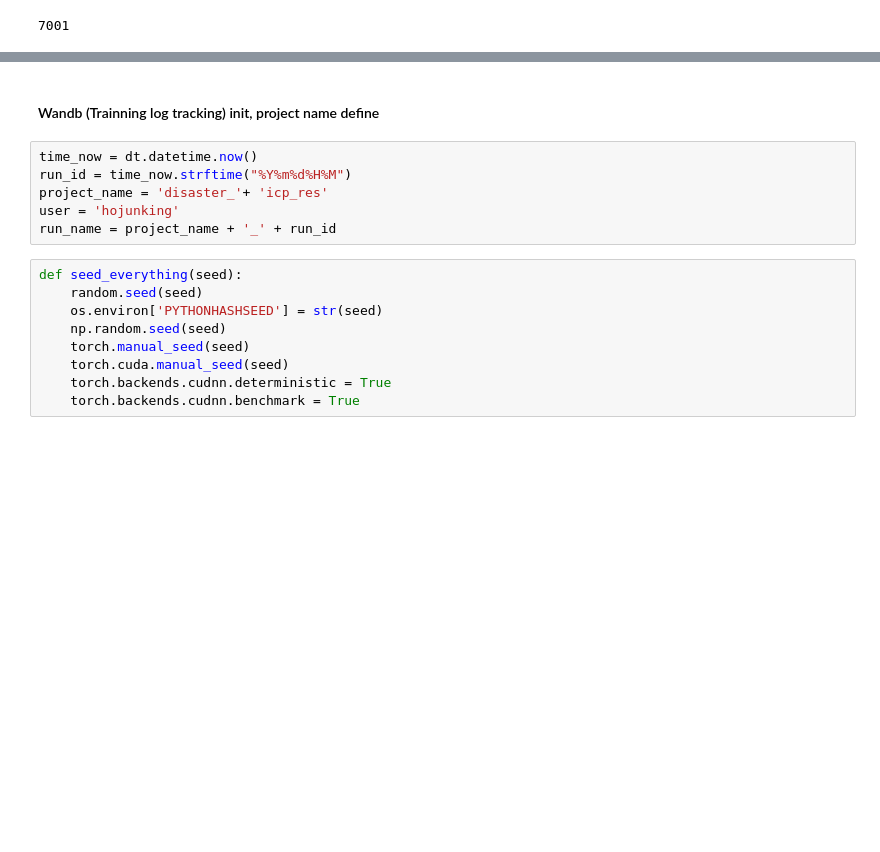
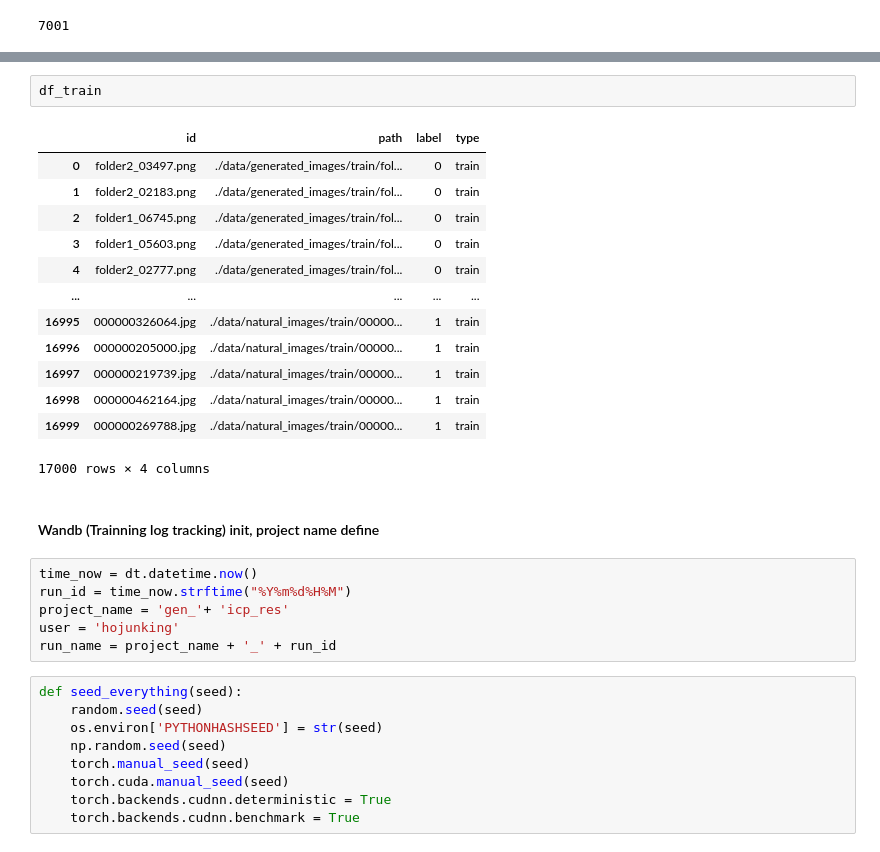
Before and after one commit to hojunking/generated_image_classifier, a Jupyter notebook: train.ipynb, the cells around one changed output, grey strips where cells are left out. Drawn from its saved outputs; the diff is of its cells as text; blank space fills up the shorter version.

```diff
--- a/train.ipynb
+++ b/train.ipynb
@@ -142,9 +119,25 @@ train
+# %%
+df_train
+# %% [output]
+|  | id | path | label | type |
+| 0 | folder2_03497.png | ./data/generated_images/train/fol... | 0 | train |
+| 1 | folder2_02183.png | ./data/generated_images/train/fol... | 0 | train |
+| 2 | folder1_06745.png | ./data/generated_images/train/fol... | 0 | train |
+| 3 | folder1_05603.png | ./data/generated_images/train/fol... | 0 | train |
+| 4 | folder2_02777.png | ./data/generated_images/train/fol... | 0 | train |
+| ... | ... | ... | ... | ... |
+| 16995 | 000000326064.jpg | ./data/natural_images/train/00000... | 1 | train |
+| 16996 | 000000205000.jpg | ./data/natural_images/train/00000... | 1 | train |
+| 16997 | 000000219739.jpg | ./data/natural_images/train/00000... | 1 | train |
+| 16998 | 000000462164.jpg | ./data/natural_images/train/00000... | 1 | train |
+| 16999 | 000000269788.jpg | ./data/natural_images/train/00000... | 1 | train |
+17000 rows × 4 columns
 # %% [markdown]
 #### Wandb (Trainning log tracking) init, project name define
 # %%
 time_now = dt.datetime.now()
 run_id = time_now.strftime("%Y%m%d%H%M")
-project_name = 'disaster_'+ 'icp_res'
+project_name = 'gen_'+ 'icp_res'
 user = 'hojunking'
 run_name = project_name + '_' + run_id
 # %%
```
Also changed, not shown: parts of 32 cells of this notebook, 3 other files.
